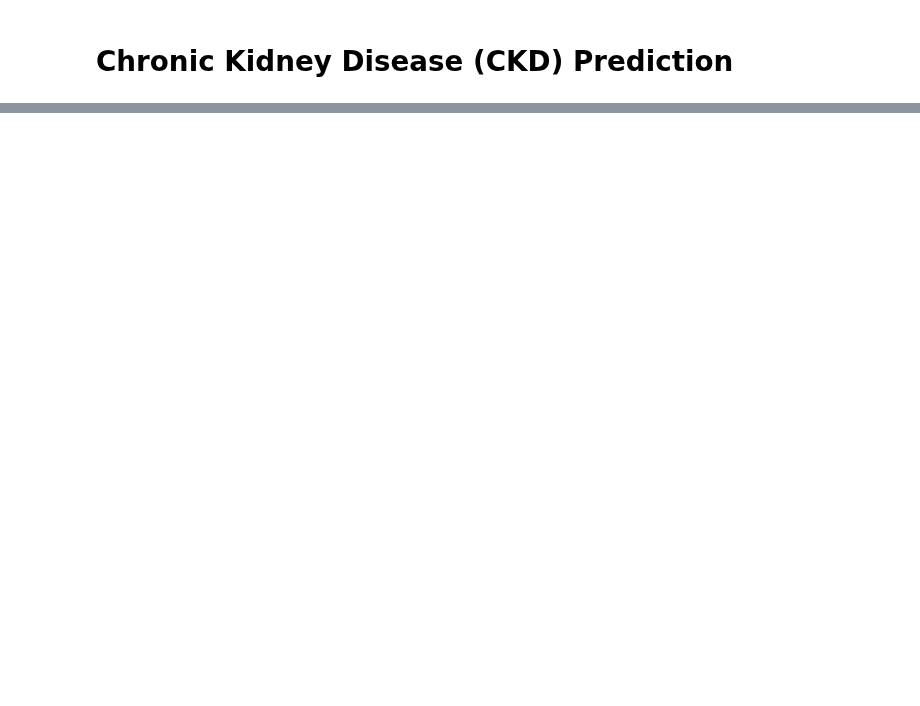
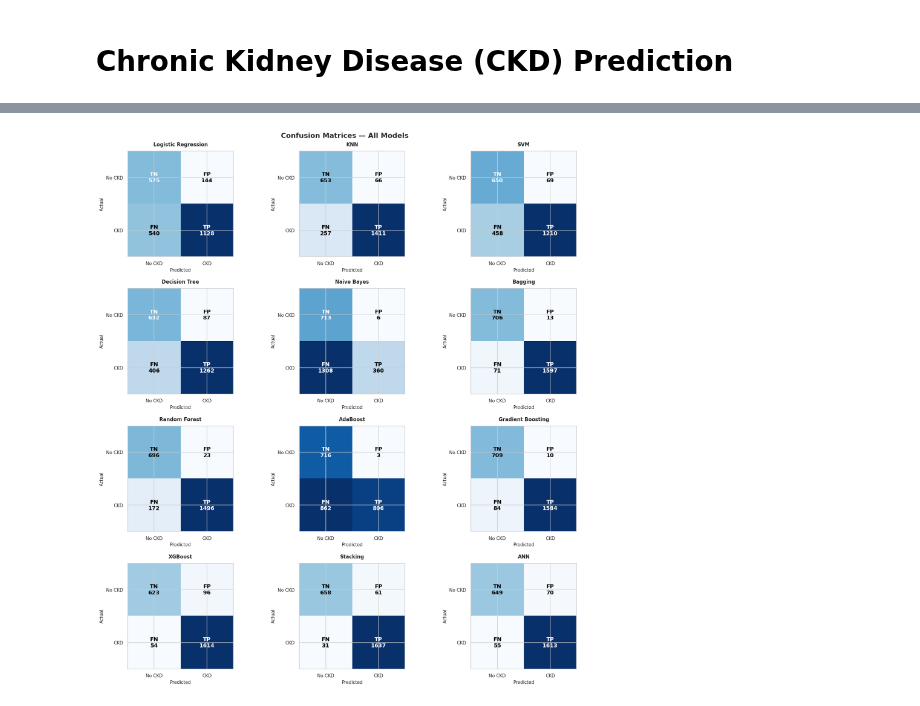
Before and after one commit to NSJayaweera/NCD-Risk_Prediction, a Jupyter notebook: Chronic_Kidney_Disease.ipynb, the cells around one changed output, grey strips where cells are left out. Saved outputs shown, nothing was run; the diff lists cells and outputs as text; code cells hidden in the pictures; blank space fills up the shorter version.

```diff
--- a/Chronic_Kidney_Disease.ipynb
+++ b/Chronic_Kidney_Disease.ipynb
@@ -1484,0 +572,19 @@ Probability (CKD): 0.001
+# %%
+# Train / Test Split  (Stratified, 80/20)
+
+X = df_model.drop(columns=[TARGET])
+y = df_model[TARGET]
+
+X_train, X_test, y_train, y_test = train_test_split(
+    X, y,
+    test_size    = 0.20,
+    random_state = RANDOM_STATE,
+    stratify     = y
+)
+
+print(" Train / Test split summary ")
+print(f"  Total rows  : {len(X):,}")
+print(f"  Train set   : {X_train.shape[0]:,} rows  ({X_train.shape[0]/len(X)*100:.0f}%)  — CKD rate: {y_train.mean()*100:.1f}%")
+print(f"  Test set    : {X_test.shape[0]:,}  rows  ({X_test.shape[0]/len(X)*100:.0f}%)   — CKD rate: {y_test.mean()*100:.1f}%")
+print(f"  Features    : {X_train.shape[1]}")
+print()
@@ -1484,0 +1072,44 @@ Probability (CKD): 0.001
+# %%
+# CONFUSION MATRICES
+
+model_names = list(test_results.keys())
+n_models    = len(model_names)
+n_cols      = 3
+n_rows      = -(-n_models // n_cols)
+
+fig, axes = plt.subplots(n_rows, n_cols,
+                         figsize=(n_cols * 5, n_rows * 4))
+axes = axes.flatten()
+
+for i, name in enumerate(model_names):
+    cm = test_results[name]["cm"]
+    tn, fp, fn, tp = cm.ravel()
+
+    axes[i].imshow(cm, interpolation="nearest", cmap="Blues")
+    axes[i].set_title(name, fontsize=10, fontweight="bold", pad=10)
+    axes[i].set_xticks([0, 1])
+    axes[i].set_yticks([0, 1])
+    axes[i].set_xticklabels(["No CKD", "CKD"], fontsize=9)
+    axes[i].set_yticklabels(["No CKD", "CKD"], fontsize=9)
+    axes[i].set_xlabel("Predicted", fontsize=9)
+    axes[i].set_ylabel("Actual",    fontsize=9)
+
+    thresh = cm.max() / 2
+    labels = [[f"TN\n{tn}", f"FP\n{fp}"],
+              [f"FN\n{fn}", f"TP\n{tp}"]]
+    for row in range(2):
+        for col in range(2):
+            color = "white" if cm[row, col] > thresh else "black"
+            axes[i].text(col, row, labels[row][col],
+                         ha="center", va="center",
+                         fontsize=11, fontweight="bold", color=color)
+
+for j in range(i + 1, len(axes)):
+    axes[j].set_visible(False)
+
+plt.suptitle("Confusion Matrices — All Models",
+             fontsize=14, fontweight="bold")
+plt.tight_layout()
+plt.show()
+# %% [output]
+[figure, added]
```
Also changed, not shown: parts of 75 cells of this notebook.
